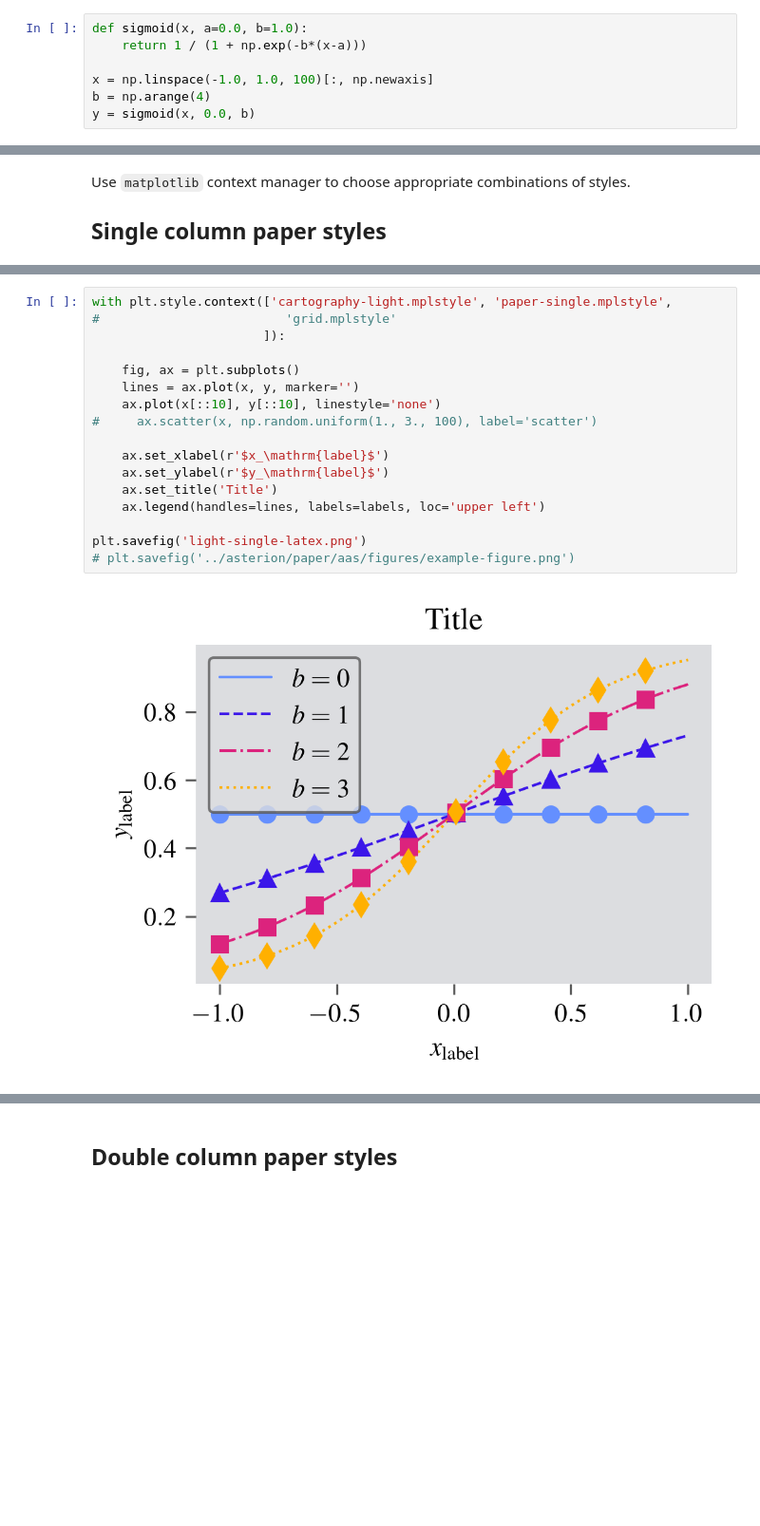
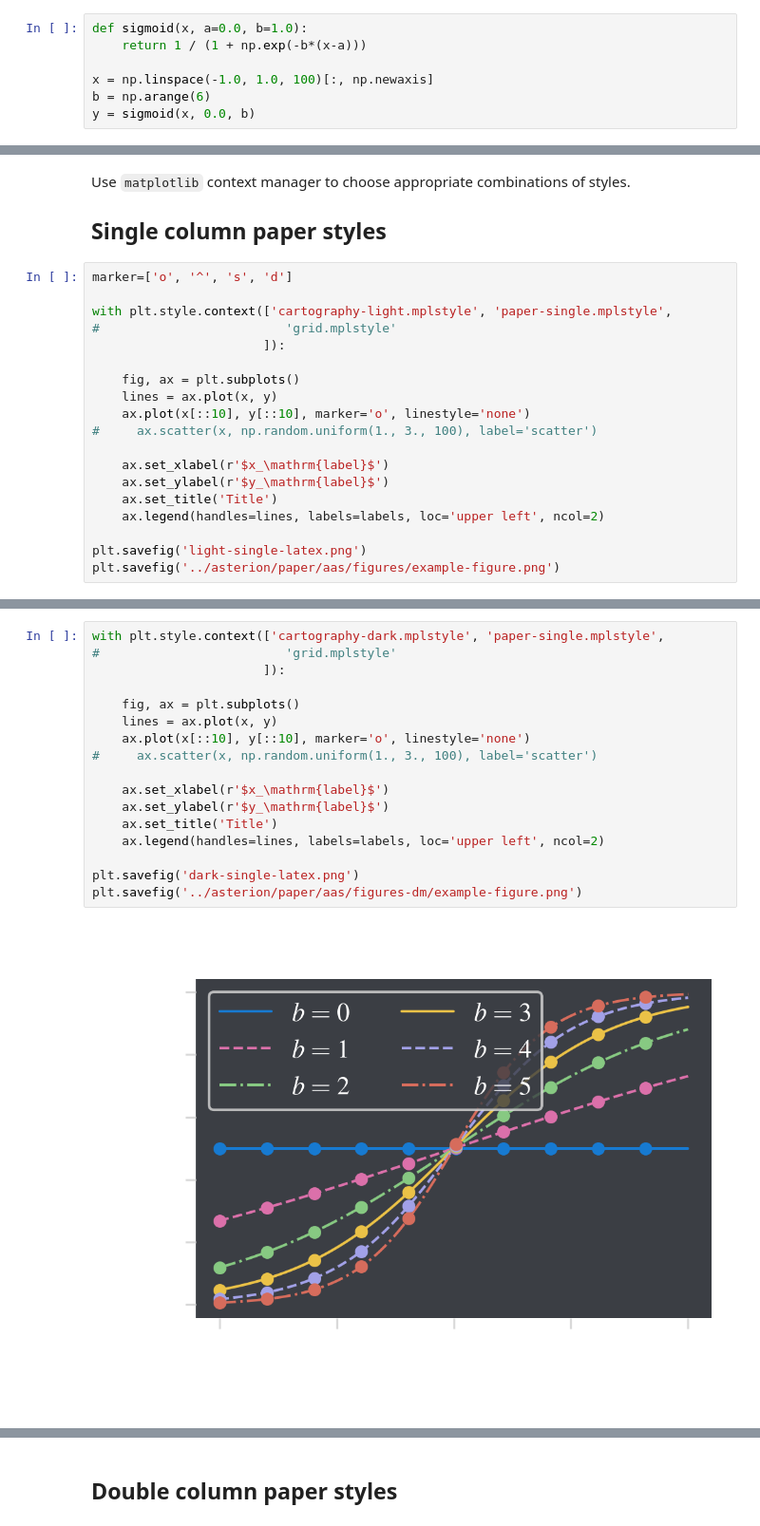
Before and after one commit to alexlyttle/cartography-styles, a Jupyter notebook: example.ipynb, the cells around one changed output, grey strips where cells are left out. Shown at 95% size. Saved outputs shown, nothing was run; the diff lists cells and outputs as text; blank space fills up the shorter version.

Commit message:
Update colors and markers with better contrast

```diff
--- a/example.ipynb
+++ b/example.ipynb
@@ -16,7 +16,7 @@ def sigmoid(x, a=0.0, b=1.0):
     return 1 / (1 + np.exp(-b*(x-a)))
 
 x = np.linspace(-1.0, 1.0, 100)[:, np.newaxis]
-b = np.arange(4)
+b = np.arange(6)
 y = sigmoid(x, 0.0, b)
 # %% [markdown]
 Generate labels for the legend.
@@ -26,3 +26,22 @@ labels = [f'$b = {i}$' for i in b]
 Use `matplotlib` context manager to choose appropriate combinations of styles.
 
 ## Single column paper styles
+# %%
+marker=['o', '^', 's', 'd']
+
+with plt.style.context(['cartography-light.mplstyle', 'paper-single.mplstyle',
+#                         'grid.mplstyle'
+                       ]):
+
+    fig, ax = plt.subplots()
+    lines = ax.plot(x, y)
+    ax.plot(x[::10], y[::10], marker='o', linestyle='none')
+#     ax.scatter(x, np.random.uniform(1., 3., 100), label='scatter')
+
+    ax.set_xlabel(r'$x_\mathrm{label}$')
+    ax.set_ylabel(r'$y_\mathrm{label}$')
+    ax.set_title('Title')
+    ax.legend(handles=lines, labels=labels, loc='upper left', ncol=2)
+
+plt.savefig('light-single-latex.png')
+plt.savefig('../asterion/paper/aas/figures/example-figure.png')
@@ -29,19 +50,19 @@ Use `matplotlib` context manager to choose appropriate combinations of styles.
 # %%
-with plt.style.context(['cartography-light.mplstyle', 'paper-single.mplstyle',
+with plt.style.context(['cartography-dark.mplstyle', 'paper-single.mplstyle',
 #                         'grid.mplstyle'
                        ]):
 
     fig, ax = plt.subplots()
-    lines = ax.plot(x, y, marker='')
-    ax.plot(x[::10], y[::10], linestyle='none')
+    lines = ax.plot(x, y)
+    ax.plot(x[::10], y[::10], marker='o', linestyle='none')
 #     ax.scatter(x, np.random.uniform(1., 3., 100), label='scatter')
 
     ax.set_xlabel(r'$x_\mathrm{label}$')
     ax.set_ylabel(r'$y_\mathrm{label}$')
     ax.set_title('Title')
-    ax.legend(handles=lines, labels=labels, loc='upper left')
+    ax.legend(handles=lines, labels=labels, loc='upper left', ncol=2)
 
-plt.savefig('light-single-latex.png')
-# plt.savefig('../asterion/paper/aas/figures/example-figure.png')
+plt.savefig('dark-single-latex.png')
+plt.savefig('../asterion/paper/aas/figures-dm/example-figure.png')
 # %% [output]
-[figure, old version]
+[figure, new version]
```
Also changed, not shown: parts of 2 cells of this notebook, 6 other files.
